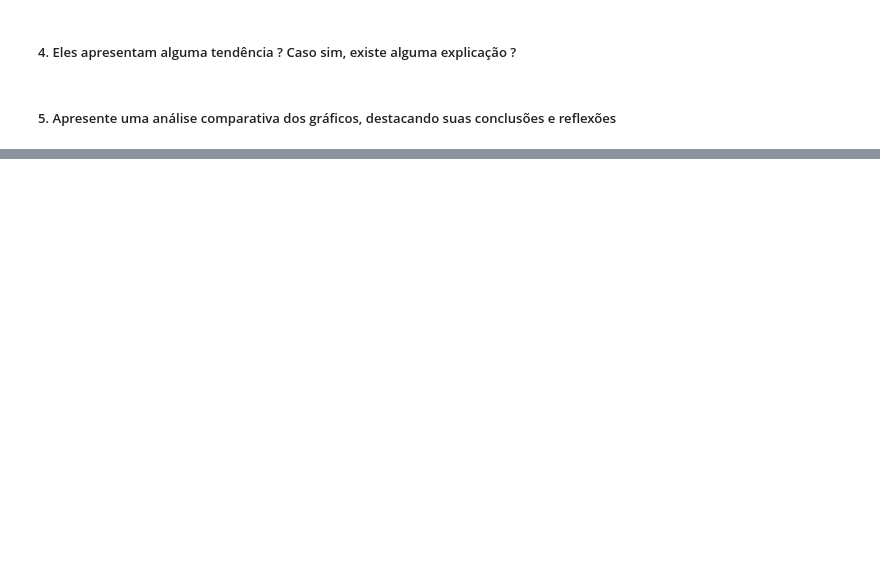
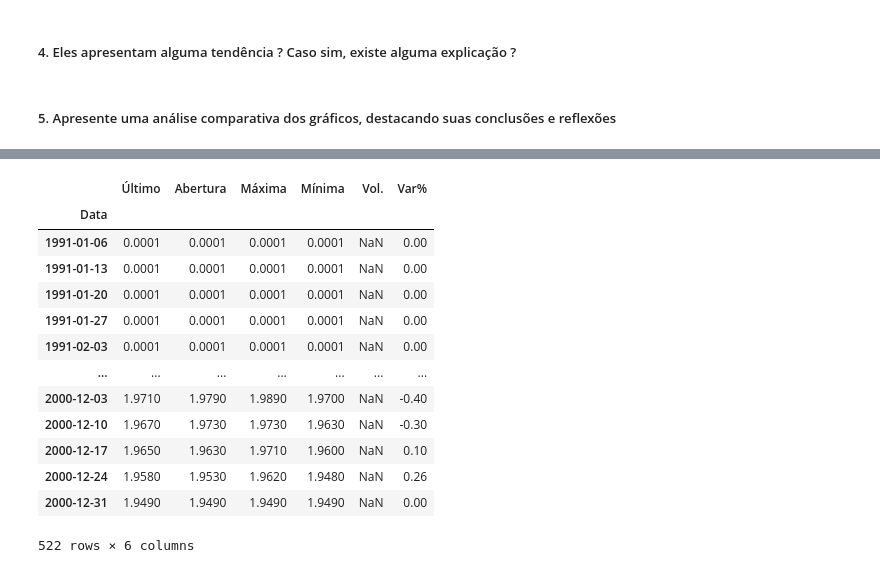
Before and after one commit to gbrlscosta/ipca-seriestemporais, a Jupyter notebook: ipca-dollar.ipynb, the cells around one changed output, grey strips where cells are left out. Cells and saved outputs as stored; diff of their text form; code cells hidden in the pictures; blank space fills up the shorter version.

```diff
--- a/ipca-dollar.ipynb
+++ b/ipca-dollar.ipynb
@@ -24,0 +115,37 @@ import pandas as pd
+# %%
+df_s = df_dol.resample('W-Sun').last()
+display(df_s)
+
+fig = px.line(
+    df_s,
+    y="Último",
+    title="Cotação do Dólar (Último Preço por Semana)",
+    labels={"index": "Data", "Último": "Cotação (R$)"},
+)
+
+# Melhorando o layout
+fig.update_traces(line=dict(width=2.5), marker=dict(size=6))
+fig.update_layout(
+    template="plotly_dark",
+    title=dict(x=0.5, font=dict(size=20)),
+    xaxis=dict(showgrid=True, gridwidth=0.5),
+    yaxis=dict(showgrid=True, gridwidth=0.5),
+    hovermode="x unified"
+)
+
+fig.show()
+# %% [output]
+|  | Último | Abertura | Máxima | Mínima | Vol. | Var% |
+| Data |  |  |  |  |  |  |
+| 1991-01-06 | 0.0001 | 0.0001 | 0.0001 | 0.0001 | NaN | 0.00 |
+| 1991-01-13 | 0.0001 | 0.0001 | 0.0001 | 0.0001 | NaN | 0.00 |
+| 1991-01-20 | 0.0001 | 0.0001 | 0.0001 | 0.0001 | NaN | 0.00 |
+| 1991-01-27 | 0.0001 | 0.0001 | 0.0001 | 0.0001 | NaN | 0.00 |
+| 1991-02-03 | 0.0001 | 0.0001 | 0.0001 | 0.0001 | NaN | 0.00 |
+| ... | ... | ... | ... | ... | ... | ... |
+| 2000-12-03 | 1.9710 | 1.9790 | 1.9890 | 1.9700 | NaN | -0.40 |
+| 2000-12-10 | 1.9670 | 1.9730 | 1.9730 | 1.9630 | NaN | -0.30 |
+| 2000-12-17 | 1.9650 | 1.9630 | 1.9710 | 1.9600 | NaN | 0.10 |
+| 2000-12-24 | 1.9580 | 1.9530 | 1.9620 | 1.9480 | NaN | 0.26 |
+| 2000-12-31 | 1.9490 | 1.9490 | 1.9490 | 1.9490 | NaN | 0.00 |
+522 rows × 6 columns
```
Also changed, not shown: parts of 16 cells of this notebook, 1 other file.
